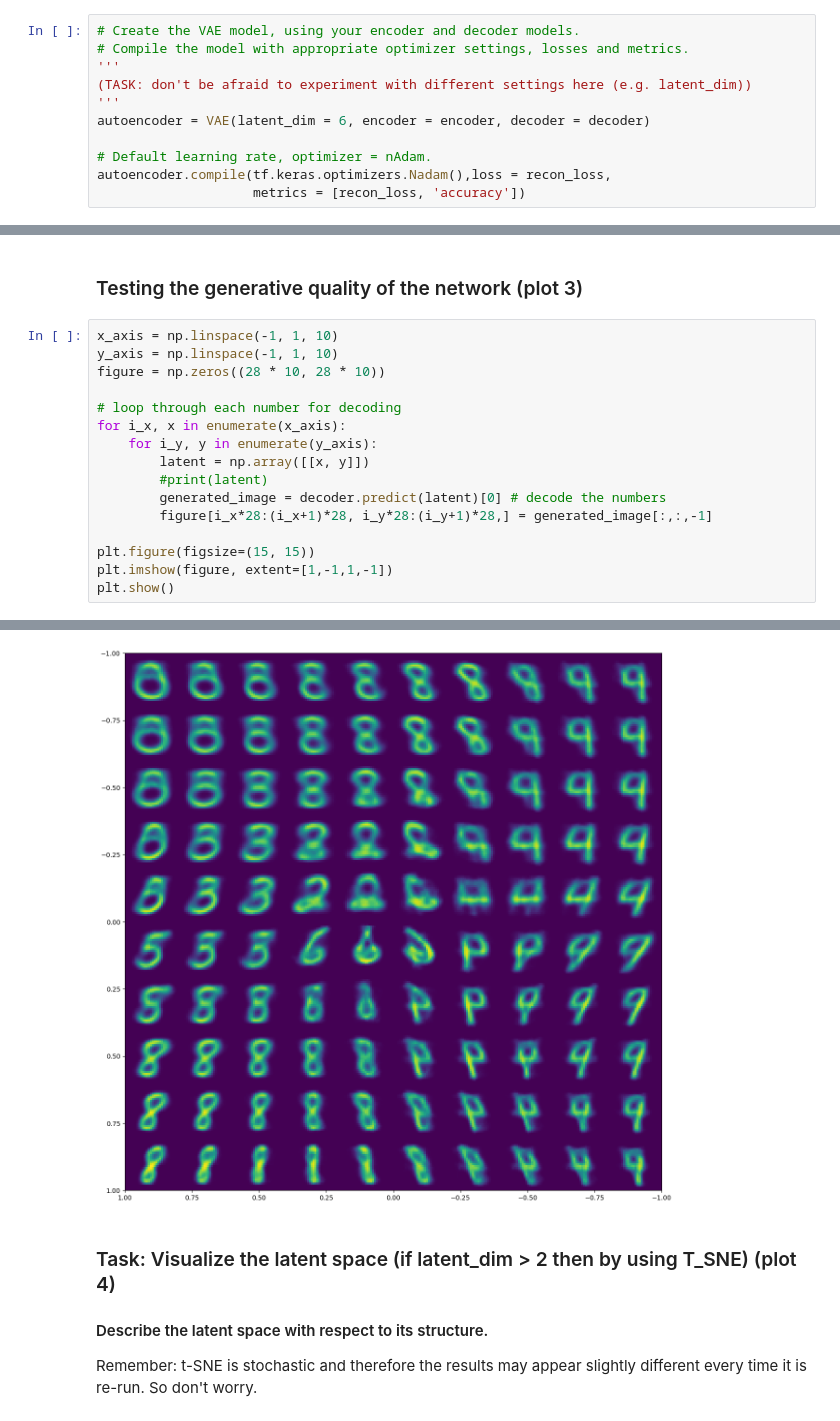
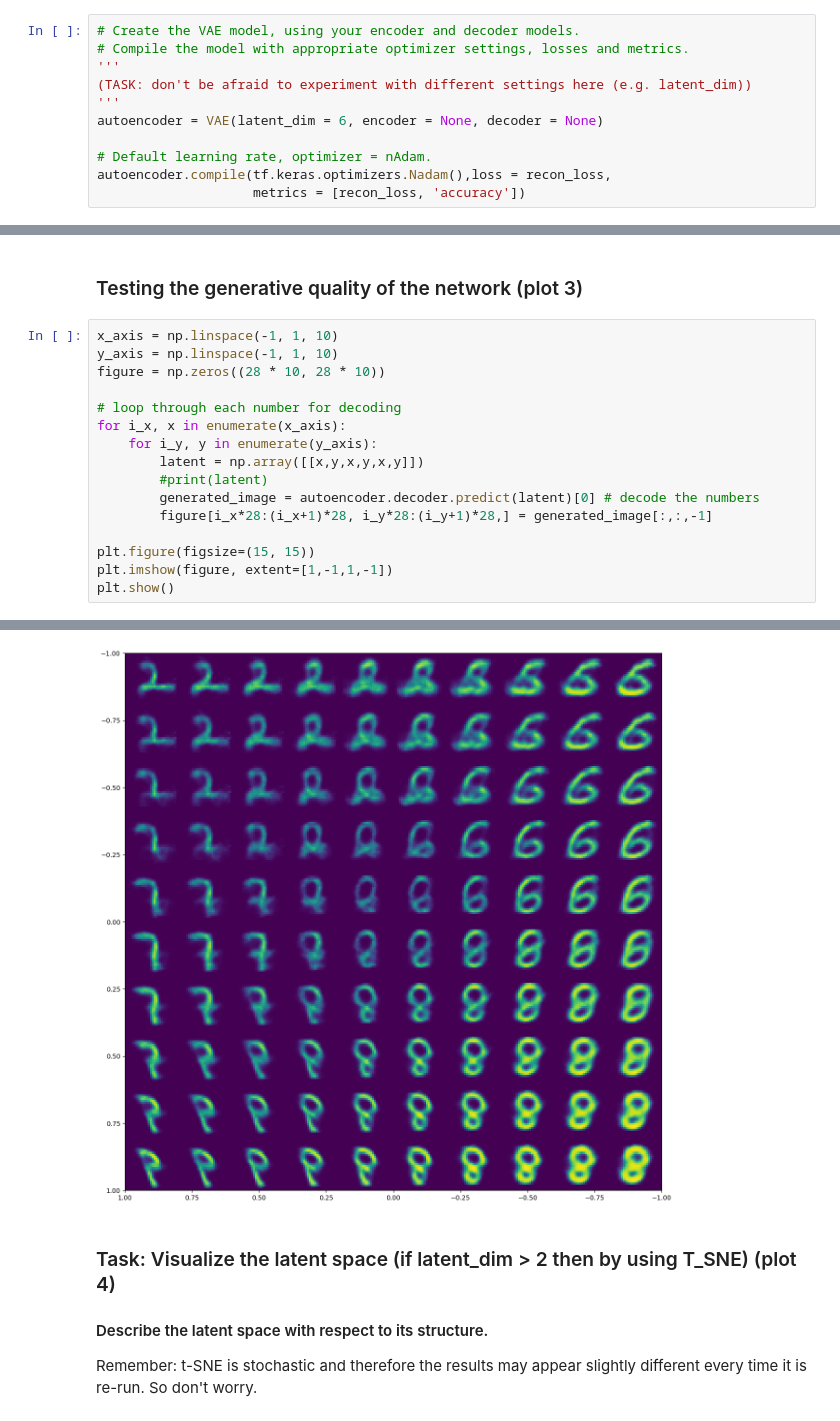
Before and after one commit to MaxHam/AML, a Jupyter notebook: Ex7.VariationalAutoEncoder.ipynb, the cells around one changed output, grey strips where cells are left out. Cells and saved outputs as stored; diff of their text form.

```diff
--- a/Ex7.VariationalAutoEncoder.ipynb
+++ b/Ex7.VariationalAutoEncoder.ipynb
@@ -244,7 +278,7 @@ def recon_loss(y_true, y_pred):
 '''
 (TASK: don't be afraid to experiment with different settings here (e.g. latent_dim))
 '''
-autoencoder = VAE(latent_dim = 6, encoder = encoder, decoder = decoder)
+autoencoder = VAE(latent_dim = 6, encoder = None, decoder = None)
 
 # Default learning rate, optimizer = nAdam.
 autoencoder.compile(tf.keras.optimizers.Nadam(),loss = recon_loss,
@@ -351,9 +385,9 @@ figure = np.zeros((28 * 10, 28 * 10))
 # loop through each number for decoding
 for i_x, x in enumerate(x_axis):
     for i_y, y in enumerate(y_axis):
-        latent = np.array([[x, y]])
+        latent = np.array([[x,y,x,y,x,y]])
         #print(latent)
-        generated_image = decoder.predict(latent)[0] # decode the numbers
+        generated_image = autoencoder.decoder.predict(latent)[0] # decode the numbers
         figure[i_x*28:(i_x+1)*28, i_y*28:(i_y+1)*28,] = generated_image[:,:,-1]
 
 plt.figure(figsize=(15, 15))
@@ -380,4 +414,4 @@ plt.show()
-[figure, old version]
+[figure, new version]
 # %% [markdown]
 ### Task: Visualize the latent space (if latent_dim > 2 then by using T_SNE) (plot 4)
 #### Describe the latent space with respect to its structure.
```
Also changed, not shown: parts of 10 cells of this notebook, 2 other files.
